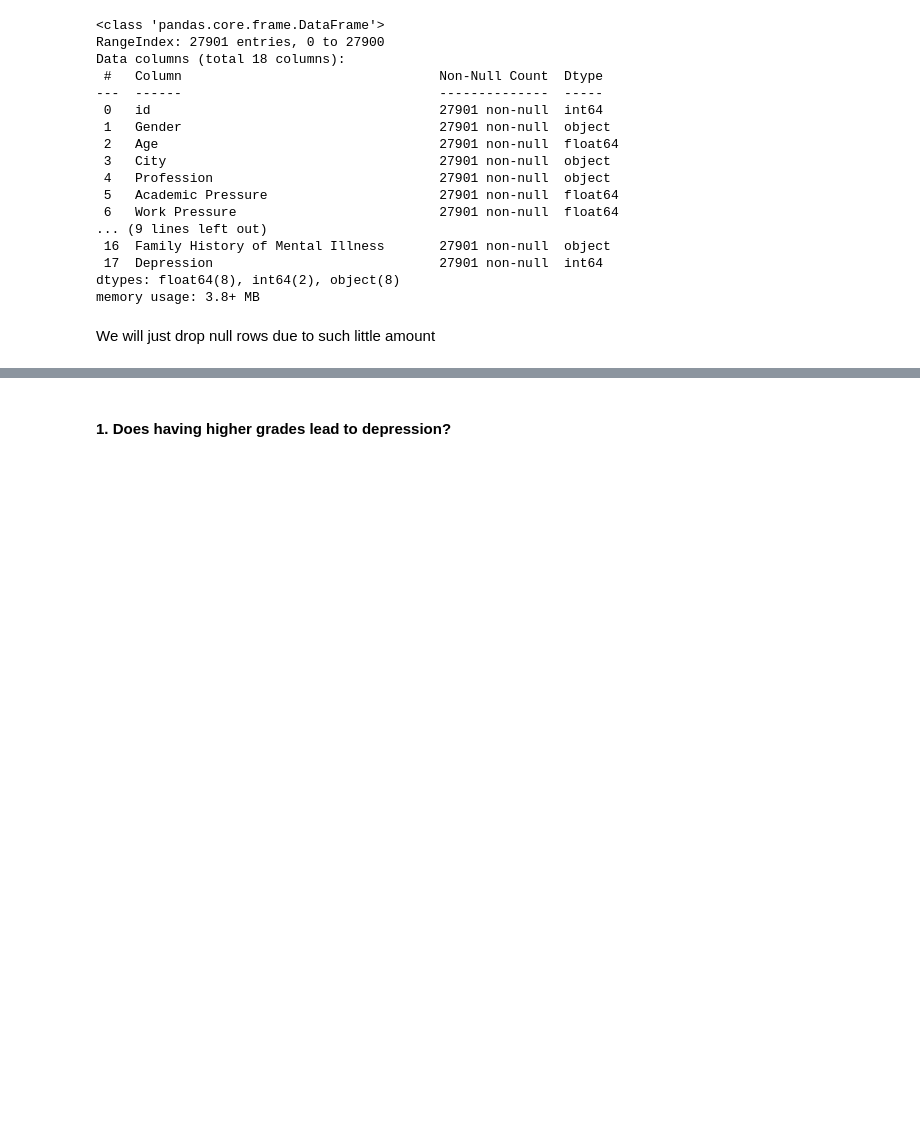
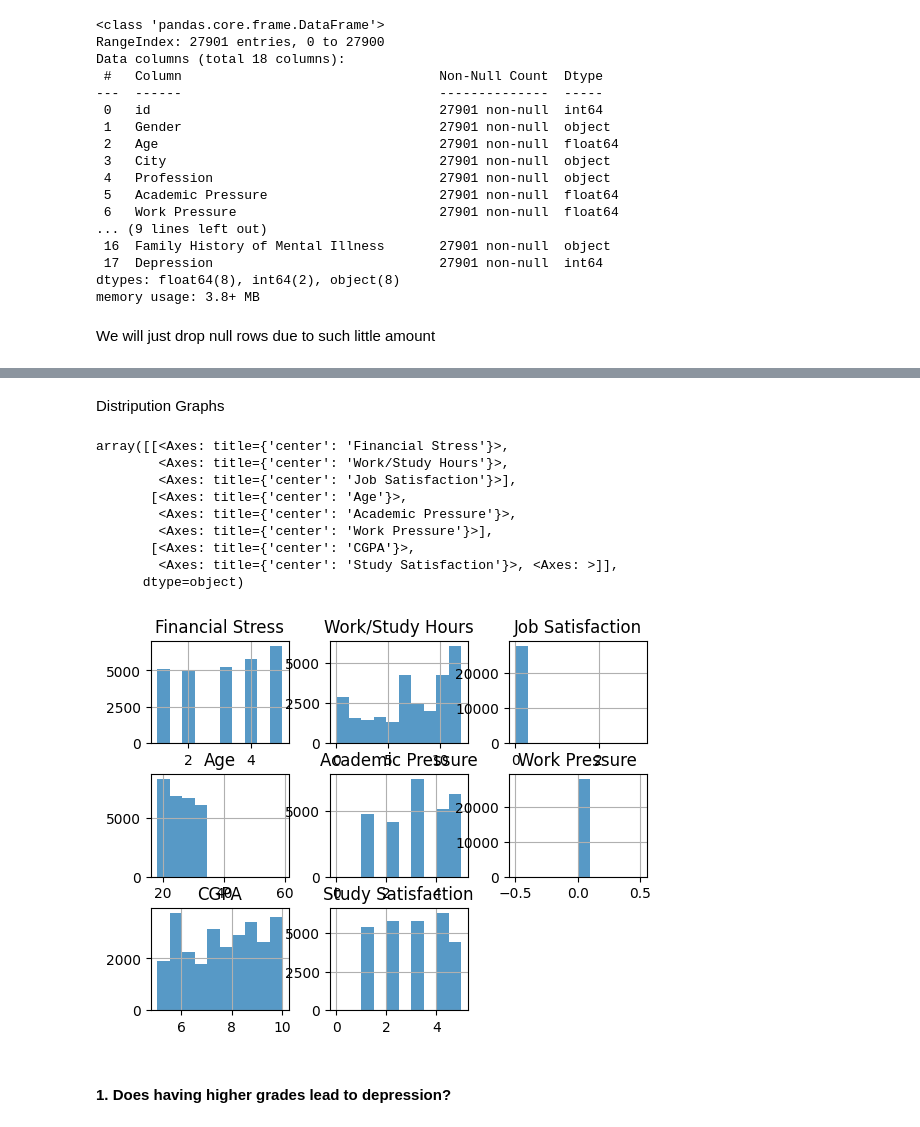
Before and after one commit to mishamickevicius/ML-Projects, a Jupyter notebook: Student Depression/student-depression-eda.ipynb, the cells around one changed output, grey strips where cells are left out. Cells and saved outputs as stored; diff of their text form; code cells hidden in the pictures; blank space fills up the shorter version.

```diff
--- a/Student Depression/student-depression-eda.ipynb
+++ b/Student Depression/student-depression-eda.ipynb
@@ -55,3 +61,10 @@ df.dropna(inplace=True)
 ids_to_drop = df[df['CGPA'] <= 0]['id'].tolist()
 # Drop
 df = df[~df['id'].isin(ids_to_drop)]
+# %%
+df.drop('id', axis=1, inplace=True)
+# %%
+# Removing Cities with less than 400 Students
+cities_to_remove = df['City'].value_counts()[df['City'].value_counts() < 400]
+df = df[~df['City'].isin(cities_to_remove.index)]
+df['City'].value_counts()
@@ -57,0 +94,18 @@ df = df[~df['id'].isin(ids_to_drop)]
+# %% [markdown]
+Distripution Graphs
+# %%
+# Go through columns and get distripution
+columns = ['Financial Stress', 'Work/Study Hours', 'Job Satisfaction',
+           'Age', 'Academic Pressure', 'Work Pressure', 'CGPA', 'Study Satisfaction']
+df[columns].hist(alpha=0.75, bins=10)
+# %% [output]
+array([[<Axes: title={'center': 'Financial Stress'}>,
+        <Axes: title={'center': 'Work/Study Hours'}>,
+        <Axes: title={'center': 'Job Satisfaction'}>],
+       [<Axes: title={'center': 'Age'}>,
+        <Axes: title={'center': 'Academic Pressure'}>,
+        <Axes: title={'center': 'Work Pressure'}>],
+       [<Axes: title={'center': 'CGPA'}>,
+        <Axes: title={'center': 'Study Satisfaction'}>, <Axes: >]],
+      dtype=object)
+[figure, added]
```
Also changed, not shown: parts of 55 cells of this notebook.
